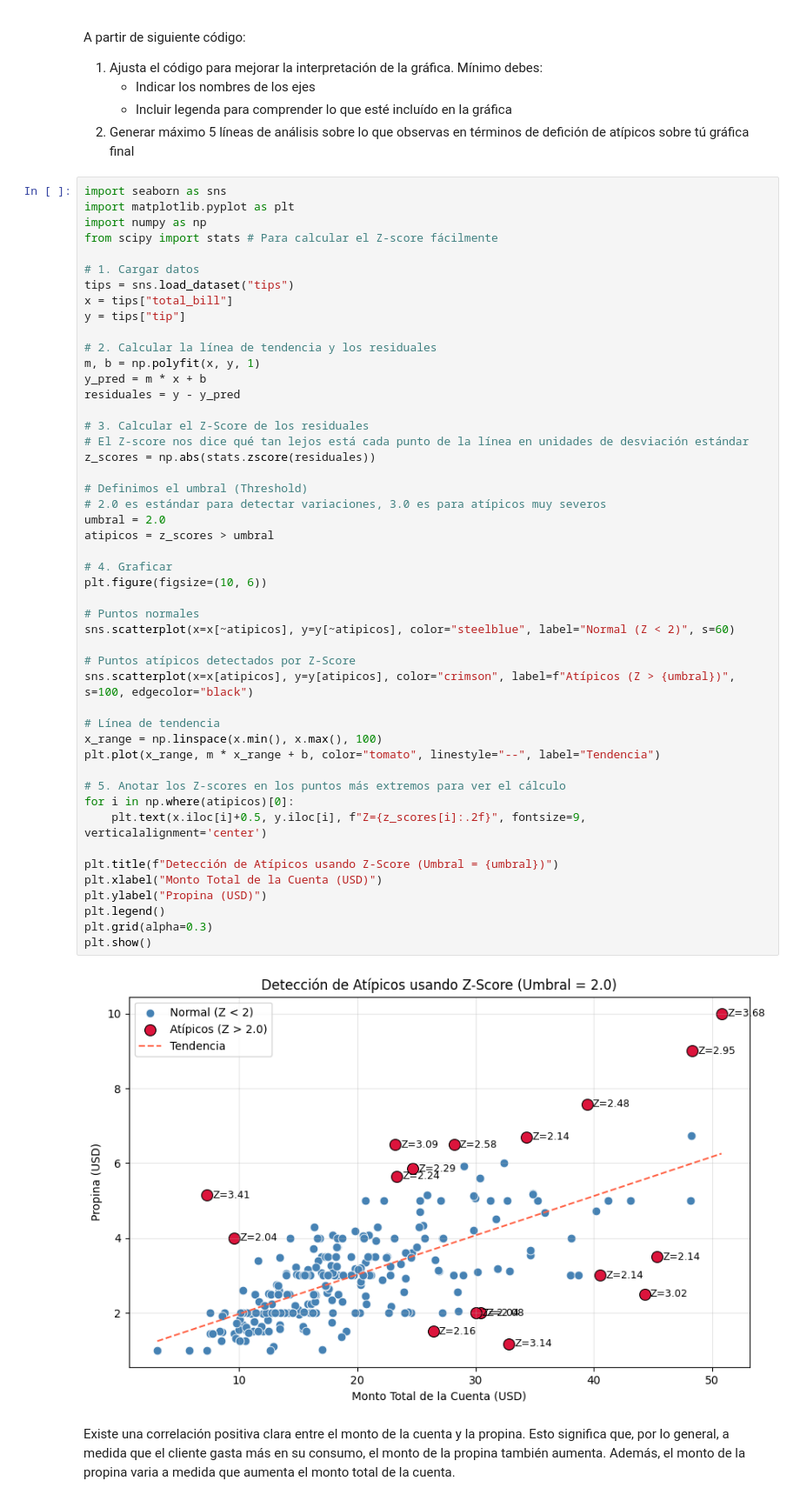
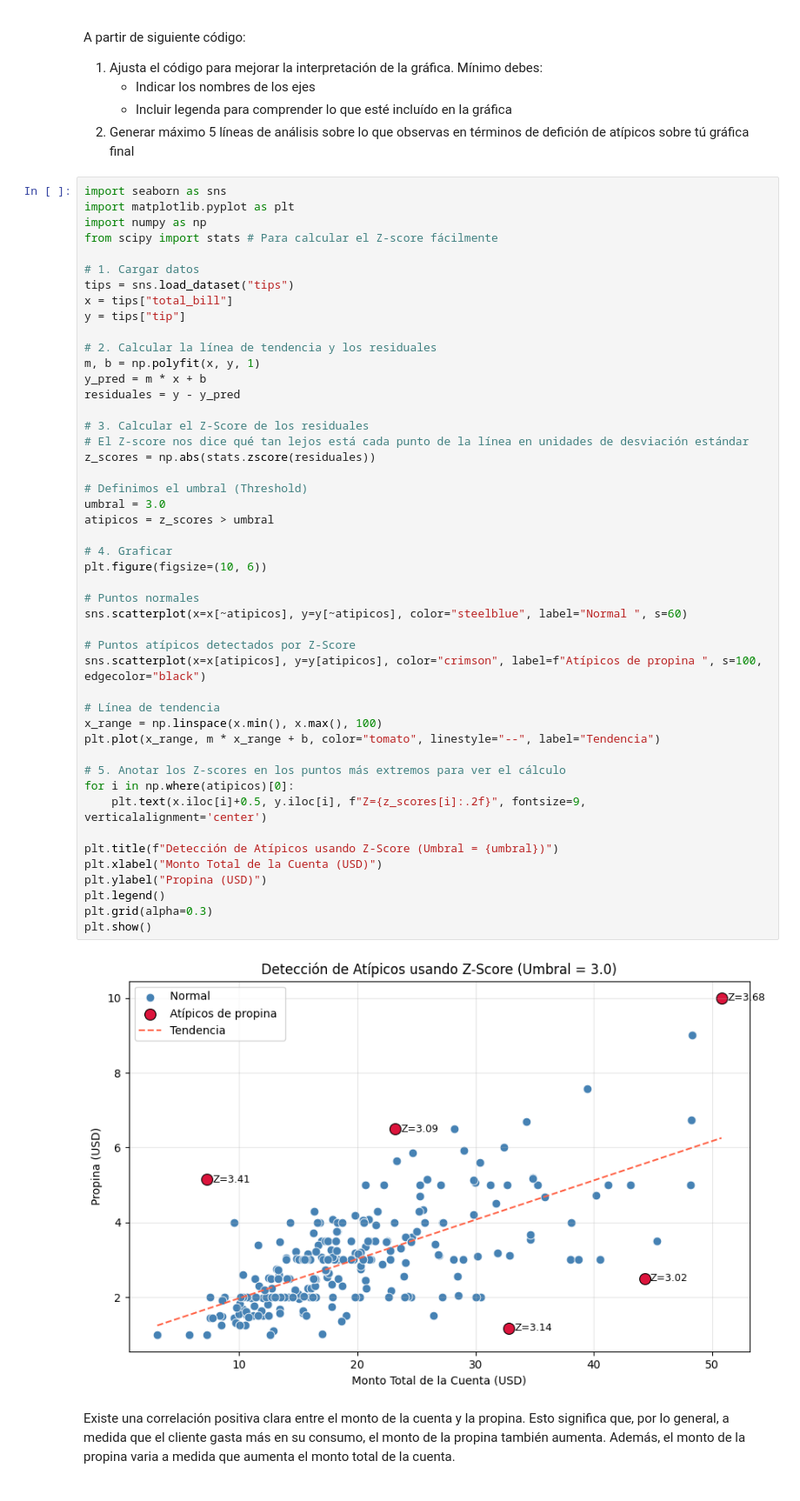
Before and after one commit to JulianCarvajal/BeatAnalytics, a Jupyter notebook: sesiones_practicas/sp_4_natalia_bernal_julian_carvajal.ipynb, the cells around one changed output. Shown at 87% size. Drawn from its saved outputs; the diff is of its cells as text.

Commit message:
Punto 2 actualizado con umbral de 3

```diff
--- a/sesiones_practicas/sp_4_natalia_bernal_julian_carvajal.ipynb
+++ b/sesiones_practicas/sp_4_natalia_bernal_julian_carvajal.ipynb
@@ -91,38 +91,37 @@ residuales = y - y_pred
 
 # 3. Calcular el Z-Score de los residuales
 # El Z-score nos dice qué tan lejos está cada punto de la línea en unidades de desviación estándar
 z_scores = np.abs(stats.zscore(residuales))
 
 # Definimos el umbral (Threshold)
-# 2.0 es estándar para detectar variaciones, 3.0 es para atípicos muy severos
-umbral = 2.0
+umbral = 3.0
 atipicos = z_scores > umbral
 
 # 4. Graficar
 plt.figure(figsize=(10, 6))
 
 # Puntos normales
-sns.scatterplot(x=x[~atipicos], y=y[~atipicos], color="steelblue", label="Normal (Z < 2)", s=60)
+sns.scatterplot(x=x[~atipicos], y=y[~atipicos], color="steelblue", label="Normal ", s=60)
 
 # Puntos atípicos detectados por Z-Score
-sns.scatterplot(x=x[atipicos], y=y[atipicos], color="crimson", label=f"Atípicos (Z > {umbral})", s=100, edgecolor="black")
+sns.scatterplot(x=x[atipicos], y=y[atipicos], color="crimson", label=f"Atípicos de propina ", s=100, edgecolor="black")
 
 # Línea de tendencia
 x_range = np.linspace(x.min(), x.max(), 100)
 plt.plot(x_range, m * x_range + b, color="tomato", linestyle="--", label="Tendencia")
 
 # 5. Anotar los Z-scores en los puntos más extremos para ver el cálculo
 for i in np.where(atipicos)[0]:
     plt.text(x.iloc[i]+0.5, y.iloc[i], f"Z={z_scores[i]:.2f}", fontsize=9, verticalalignment='center')
 
 plt.title(f"Detección de Atípicos usando Z-Score (Umbral = {umbral})")
 plt.xlabel("Monto Total de la Cuenta (USD)")
 plt.ylabel("Propina (USD)")
 plt.legend()
 plt.grid(alpha=0.3)
 plt.show()
 # %% [output]
-[figure, old version]
+[figure, new version]
 # %% [markdown]
 Existe una correlación positiva clara entre el monto de la cuenta y la propina. Esto significa que, por lo general, a medida que el cliente gasta más en su consumo, el monto de la propina también aumenta. Además, el monto de la propina varia a medida que aumenta el monto total de la cuenta.
 # %% [markdown]
```
